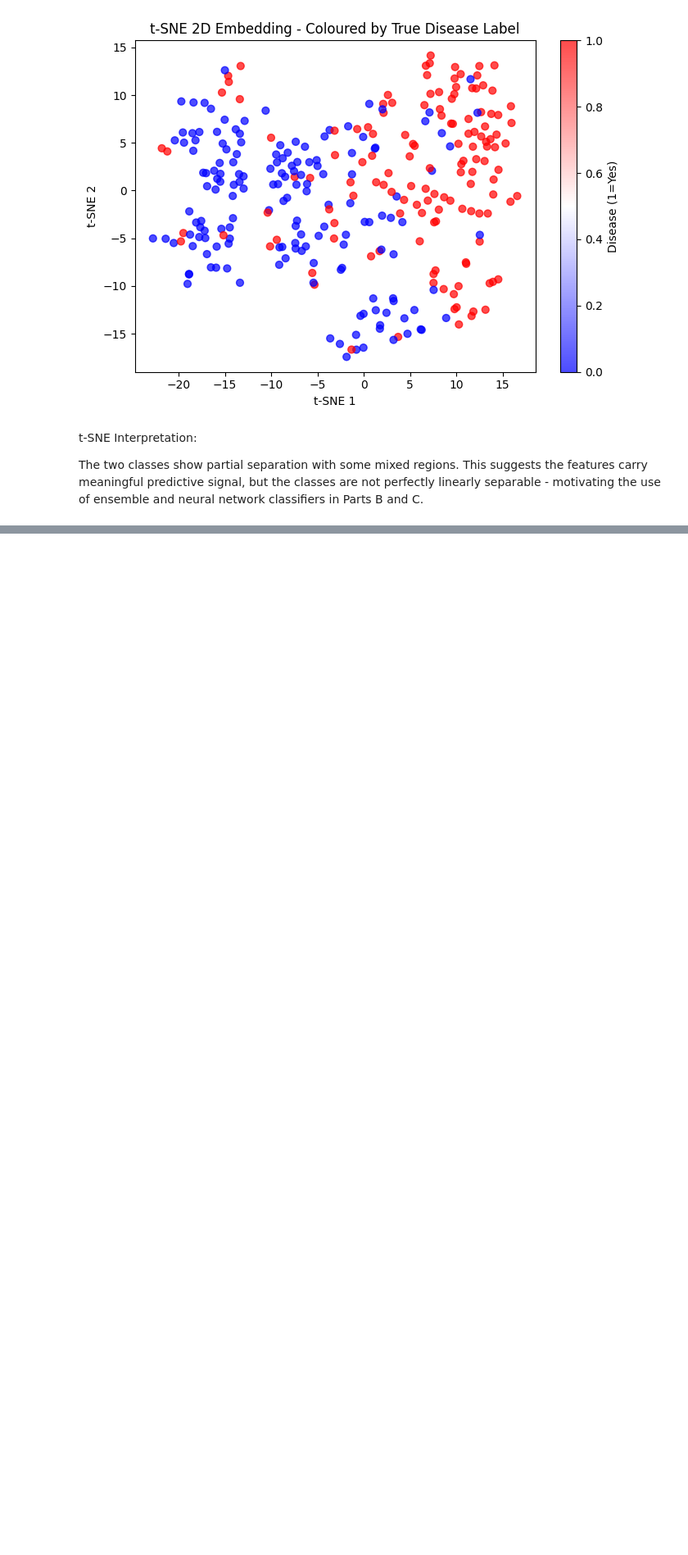
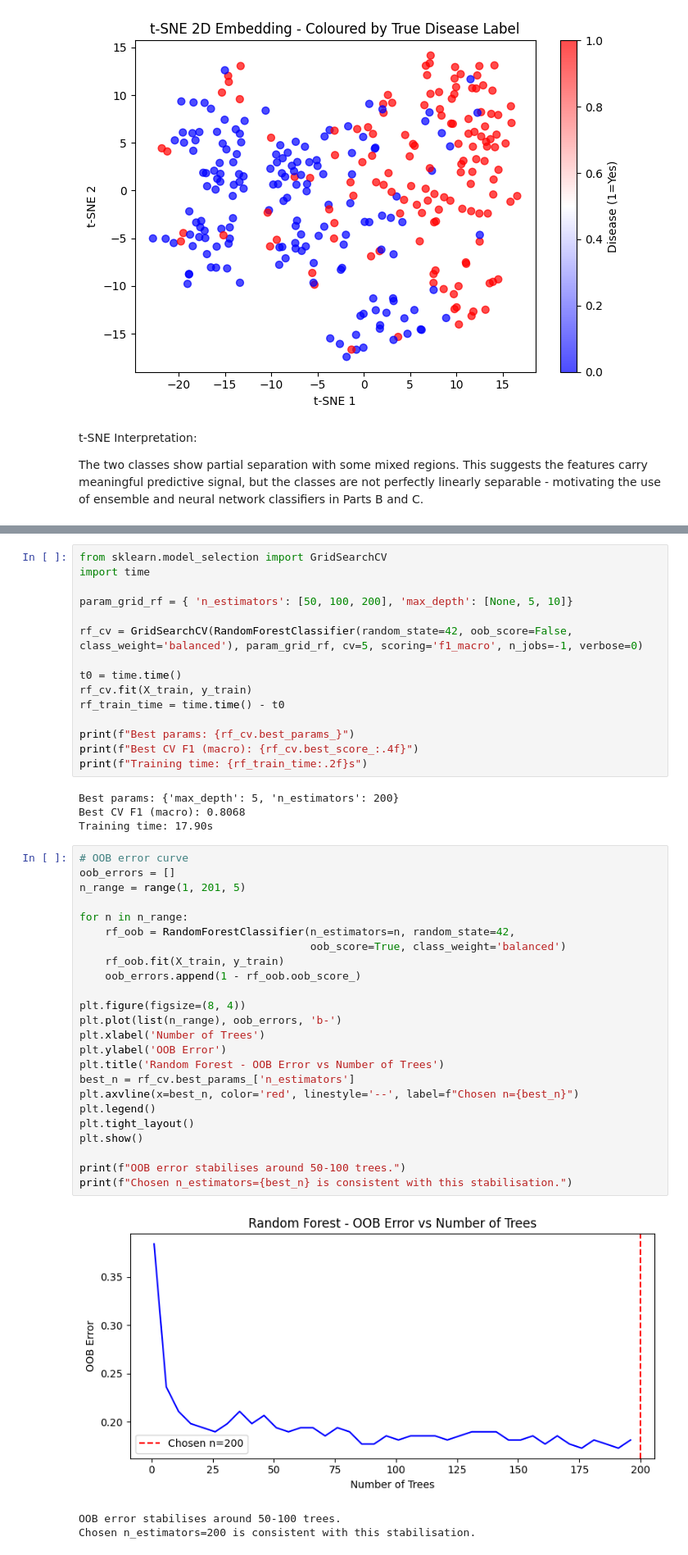
Before and after one commit to abeer-fatima47/i232643-DM-Assignment4, a Jupyter notebook: i232643_DM_asn4.ipynb, the cells around one changed output, grey strips where cells are left out. Shown at 82% size. Drawn from its saved outputs; the diff is of its cells as text; blank space fills up the shorter version.

```diff
--- a/i232643_DM_asn4.ipynb
+++ b/i232643_DM_asn4.ipynb
@@ -433,0 +439,47 @@ The two classes show partial separation with some mixed regions. This suggests t
+# %%
+from sklearn.model_selection import GridSearchCV
+import time
+
+param_grid_rf = { 'n_estimators': [50, 100, 200], 'max_depth': [None, 5, 10]}
+
+rf_cv = GridSearchCV(RandomForestClassifier(random_state=42, oob_score=False, class_weight='balanced'), param_grid_rf, cv=5, scoring='f1_macro', n_jobs=-1, verbose=0)
+
+t0 = time.time()
+rf_cv.fit(X_train, y_train)
+rf_train_time = time.time() - t0
+
+print(f"Best params: {rf_cv.best_params_}")
+print(f"Best CV F1 (macro): {rf_cv.best_score_:.4f}")
+print(f"Training time: {rf_train_time:.2f}s")
+# %% [output]
+Best params: {'max_depth': 5, 'n_estimators': 200}
+Best CV F1 (macro): 0.8068
+Training time: 17.90s
+# %%
+# OOB error curve
+oob_errors = []
+n_range = range(1, 201, 5)
+
+for n in n_range:
+    rf_oob = RandomForestClassifier(n_estimators=n, random_state=42,
+                                    oob_score=True, class_weight='balanced')
+    rf_oob.fit(X_train, y_train)
+    oob_errors.append(1 - rf_oob.oob_score_)
+
+plt.figure(figsize=(8, 4))
+plt.plot(list(n_range), oob_errors, 'b-')
+plt.xlabel('Number of Trees')
+plt.ylabel('OOB Error')
+plt.title('Random Forest - OOB Error vs Number of Trees')
+best_n = rf_cv.best_params_['n_estimators']
+plt.axvline(x=best_n, color='red', linestyle='--', label=f"Chosen n={best_n}")
+plt.legend()
+plt.tight_layout()
+plt.show()
+
+print(f"OOB error stabilises around 50-100 trees.")
+print(f"Chosen n_estimators={best_n} is consistent with this stabilisation.")
+# %% [output]
+[figure, added]
+OOB error stabilises around 50-100 trees.
+Chosen n_estimators=200 is consistent with this stabilisation.
```
Also changed, not shown: parts of 15 cells of this notebook.
